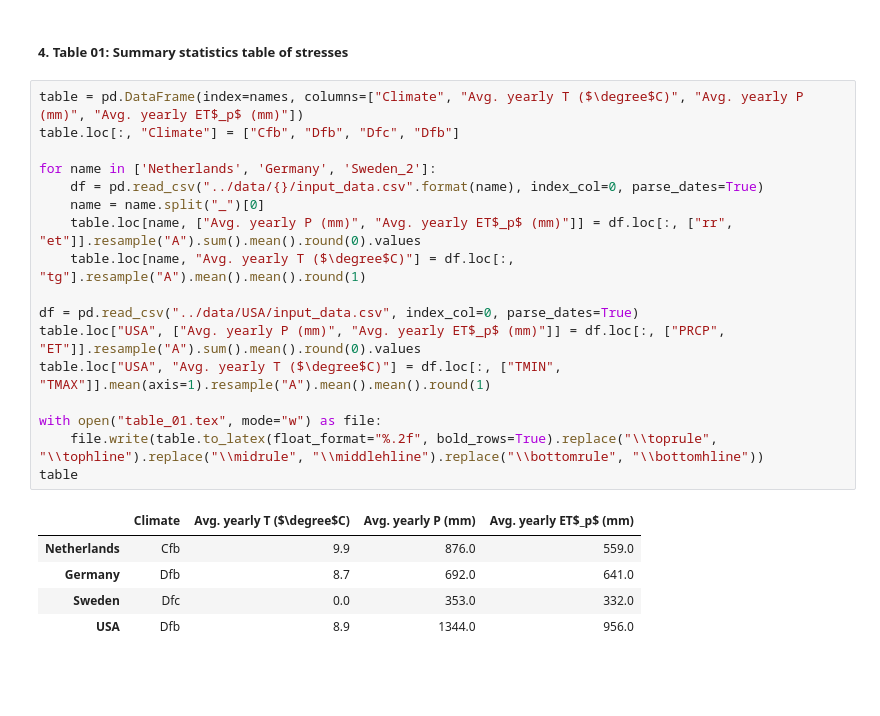
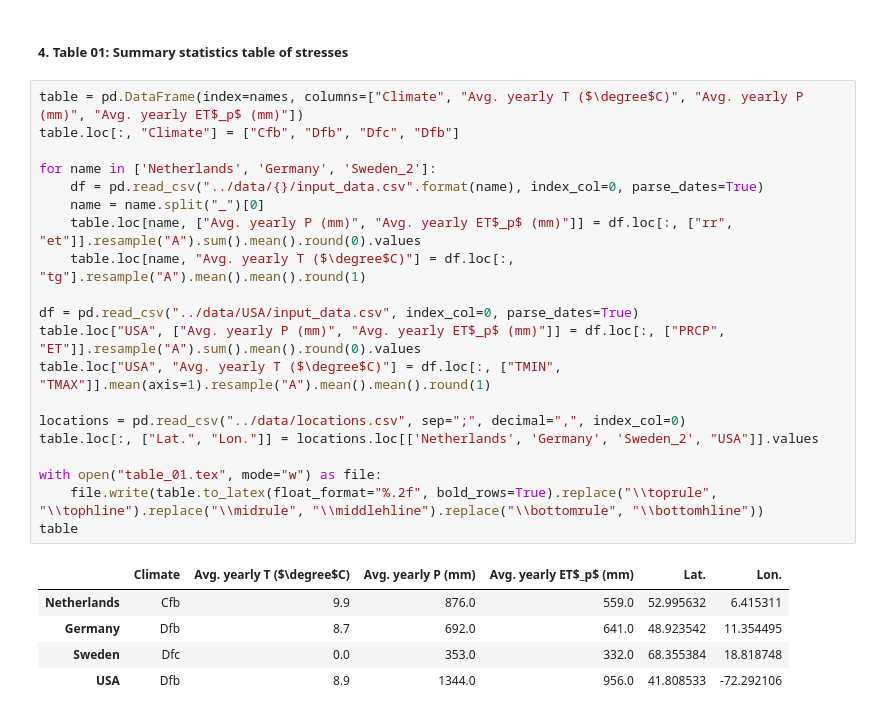
Before and after one commit to gwmodeling/challenge, a Jupyter notebook: scripts/02_input_data_analysis.ipynb, the cells around one changed output. Cells and saved outputs as stored; diff of their text form; blank space fills up the shorter version.

Commit message:
Add locations

```diff
--- a/scripts/02_input_data_analysis.ipynb
+++ b/scripts/02_input_data_analysis.ipynb
@@ -137,23 +132,26 @@ plt.savefig("../figures/figure_01.png", bbox_inches="tight", dpi=300)
 # %%
 table = pd.DataFrame(index=names, columns=["Climate", "Avg. yearly T ($\degree$C)", "Avg. yearly P (mm)", "Avg. yearly ET$_p$ (mm)"])
 table.loc[:, "Climate"] = ["Cfb", "Dfb", "Dfc", "Dfb"]
 
 for name in ['Netherlands', 'Germany', 'Sweden_2']:
     df = pd.read_csv("../data/{}/input_data.csv".format(name), index_col=0, parse_dates=True)
     name = name.split("_")[0]
     table.loc[name, ["Avg. yearly P (mm)", "Avg. yearly ET$_p$ (mm)"]] = df.loc[:, ["rr", "et"]].resample("A").sum().mean().round(0).values
     table.loc[name, "Avg. yearly T ($\degree$C)"] = df.loc[:, "tg"].resample("A").mean().mean().round(1)
 
 df = pd.read_csv("../data/USA/input_data.csv", index_col=0, parse_dates=True)
 table.loc["USA", ["Avg. yearly P (mm)", "Avg. yearly ET$_p$ (mm)"]] = df.loc[:, ["PRCP", "ET"]].resample("A").sum().mean().round(0).values
 table.loc["USA", "Avg. yearly T ($\degree$C)"] = df.loc[:, ["TMIN", "TMAX"]].mean(axis=1).resample("A").mean().mean().round(1)
 
+locations = pd.read_csv("../data/locations.csv", sep=";", decimal=",", index_col=0)
+table.loc[:, ["Lat.", "Lon."]] = locations.loc[['Netherlands', 'Germany', 'Sweden_2', "USA"]].values
+
 with open("table_01.tex", mode="w") as file:
     file.write(table.to_latex(float_format="%.2f", bold_rows=True).replace("\\toprule", "\\tophline").replace("\\midrule", "\\middlehline").replace("\\bottomrule", "\\bottomhline"))
 table
 # %% [output]
-|  | Climate | Avg. yearly T ($\degree$C) | Avg. yearly P (mm) | Avg. yearly ET$_p$ (mm) |
-| Netherlands | Cfb | 9.9 | 876.0 | 559.0 |
-| Germany | Dfb | 8.7 | 692.0 | 641.0 |
-| Sweden | Dfc | 0.0 | 353.0 | 332.0 |
-| USA | Dfb | 8.9 | 1344.0 | 956.0 |
+|  | Climate | Avg. yearly T ($\degree$C) | Avg. yearly P (mm) | Avg. yearly ET$_p$ (mm) | Lat. | Lon. |
+| Netherlands | Cfb | 9.9 | 876.0 | 559.0 | 52.995632 | 6.415311 |
+| Germany | Dfb | 8.7 | 692.0 | 641.0 | 48.923542 | 11.354495 |
+| Sweden | Dfc | 0.0 | 353.0 | 332.0 | 68.355384 | 18.818748 |
+| USA | Dfb | 8.9 | 1344.0 | 956.0 | 41.808533 | -72.292106 |
```
Also changed, not shown: parts of 2 cells of this notebook, 1 other file.
